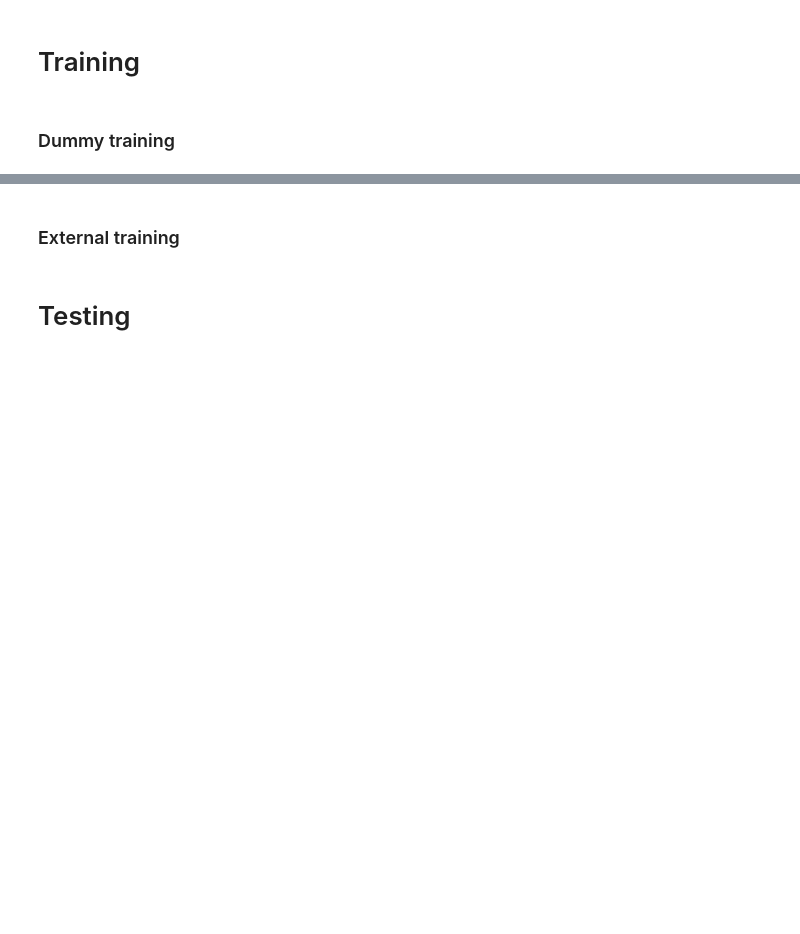
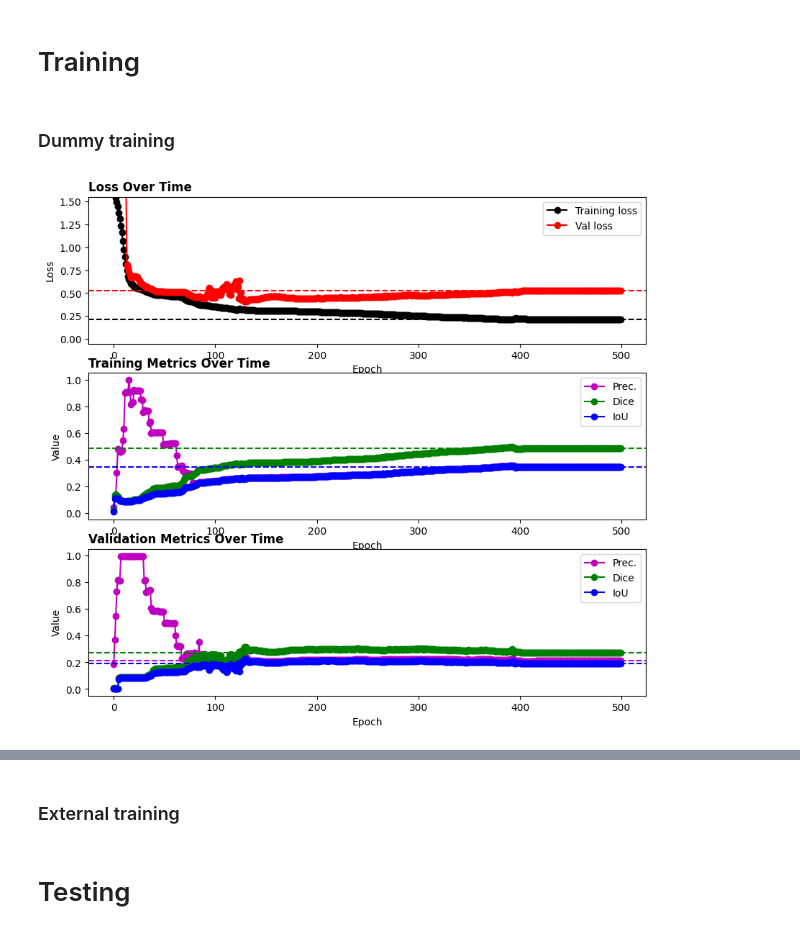
Before and after one commit to wisstock/DEMO, a Jupyter notebook: unet_digits.ipynb, the cells around one changed output, grey strips where cells are left out. Cells and saved outputs as stored; diff of their text form; code cells hidden in the pictures; blank space fills up the shorter version.

```diff
--- a/unet_digits.ipynb
+++ b/unet_digits.ipynb
@@ -242,4 +416,11 @@ print(segmented.shape)
 # %%
+combined = np.load('data/M2NIST/combined.npy')
+segmented = np.load('data/M2NIST/segmented.npy')  # [:,:,:,:10]
+
+print(combined.shape)
+print(segmented.shape)
+
+
 class M2NISTData(Dataset):
     def __init__(self, combined, segmented, samp_size=100, samp_type='trn', transform=None):
         self.transform = transform
@@ -557,11 +746,11 @@ device = torch.device("cuda:0" if torch.cuda.is_available() else "cpu")
 # model = UNet(2)
 
 train_loader, val_loader = get_dataloaders(combined, segmented, train_samp_size=50, val_samp_size=20, batch_size=50)
-model = UNetMini(10)
+model = UNetCh(1, 11)
 
-optimizer = optim.Adam(model.parameters(), lr=0.05)
+optimizer = optim.Adam(model.parameters(), lr=0.01)
 # scheduler = lr_scheduler.StepLR(optimizer, step_size=10, gamma=0.005)
-scheduler = lr_scheduler.ReduceLROnPlateau(optimizer, mode='min', patience=20)
+scheduler = lr_scheduler.ReduceLROnPlateau(optimizer, mode='min', patience=5)
 
 
 def overlap_metrics(pred, target, eps=1e-5):
@@ -622,7 +811,7 @@ def calc_loss(pred, target, bce_weight=0.5):
     # entropy_loss = F.binary_cross_entropy_with_logits(pred, target)
     criterion = nn.CrossEntropyLoss()
     entropy_loss = criterion(pred, target)
-    overlap_loss = dice_loss(pred, target)
+    overlap_loss = tversky_loss(pred, target)
 
     loss = (entropy_loss * bce_weight) + (overlap_loss * (1 - bce_weight))
 
@@ -679,16 +868,21 @@ def update_plot(trin_list, val_list):
     fig, ax = plt.subplots(nrows=3, figsize=(10,9))
 
     ax[0].plot(trin_list[0], label='Training loss', marker='o', color='k')
+    ax[0].axhline(trin_list[0][-1], linestyle='--', color='k')
     ax[0].plot(val_list[0], label='Val loss', marker='o', color='r')
+    ax[0].axhline(val_list[0][-1], linestyle='--', color='r')
     ax[0].set_xlabel('Epoch')
     ax[0].set_ylabel('Loss')
     ax[0].set_title('Loss Over Time', loc='left', fontweight="bold")
-    ax[0].set_ylim(-0.05, 1.05)
+    ax[0].set_ylim(-0.05, 1.55)
     ax[0].legend()
 
     ax[1].plot(trin_list[1]['Prec'], label='Prec.', marker='o', color='m')
+    ax[1].axhline(trin_list[1]['Prec'][-1], linestyle='--', color='m')
     ax[1].plot(trin_list[1]['Dice'], label='Dice', marker='o', color='g')
+    ax[1].axhline(trin_list[1]['Dice'][-1], linestyle='--', color='g')
     ax[1].plot(trin_list[1]['IoU'], label='IoU', marker='o', color='b')
+    ax[1].axhline(trin_list[1]['IoU'][-1], linestyle='--', color='b')
     ax[1].set_xlabel('Epoch')
     ax[1].set_ylabel('Value')
     ax[1].set_title('Training Metrics Over Time', loc='left', fontweight="bold")
@@ -696,8 +890,11 @@ def update_plot(trin_list, val_list):
     ax[1].legend()
 
     ax[2].plot(val_list[1]['Prec'], label='Prec.', marker='o', color='m')
+    ax[2].axhline(val_list[1]['Prec'][-1], linestyle='--', color='m')
     ax[2].plot(val_list[1]['Dice'], label='Dice', marker='o', color='g')
+    ax[2].axhline(val_list[1]['Dice'][-1], linestyle='--', color='g')
     ax[2].plot(val_list[1]['IoU'], label='IoU', marker='o', color='b')
+    ax[2].axhline(val_list[1]['IoU'][-1], linestyle='--', color='b')
     ax[2].set_xlabel('Epoch')
     ax[2].set_ylabel('Value')
     ax[2].set_title('Validation Metrics Over Time', loc='left', fontweight="bold")
@@ -718,7 +915,7 @@ val_metrics = {'IoU':[],
                'Dice':[],
                'Prec':[]}
 
-n_epoch = 400
+n_epoch = 500
 for e in range(n_epoch):
 
     # train_loss = train_loop(train_loader, model, calc_loss, optimizer)
@@ -735,10 +932,11 @@ for e in range(n_epoch):
 
     for train_input, train_target in train_loader:
         train_input, train_target = train_input.to(device), train_target.to(device)
-        optimizer.zero_grad()
         train_pred = model(train_input)
         train_pred = train_pred.to(device)
         train_batch_loss = calc_loss(train_pred, train_target)
+
+        optimizer.zero_grad()
         train_batch_loss.backward()
         optimizer.step()
 
@@ -750,31 +948,33 @@ for e in range(n_epoch):
     train_om = overlap_metrics(pred=train_pred, target=train_target)
     train_metrics['Dice'].append(train_om[0].detach().numpy() / len(train_loader))
     train_metrics['IoU'].append(train_om[1].detach().numpy() / len(train_loader))
     train_metrics['Prec'].append(train_om[2].detach().numpy() / len(train_loader))
 
     scheduler.step(train_loss)
 
 
     # validation loop
     model.eval()
     val_loss = 0.
 
     for val_input, val_target in val_loader:
         val_input, val_target = val_input.to(device), val_target.to(device)
 
         val_pred = model(val_input)
         val_batch_loss = calc_loss(pred=val_pred, target=val_target)
         val_loss += val_batch_loss.item()
 
     val_loss /= len(val_loader)
     val_loss_list.append(val_loss)
     val_om = overlap_metrics(pred=val_pred, target=val_target)
     val_metrics['Dice'].append(val_om[0].detach().numpy() / len(val_loader))
     val_metrics['IoU'].append(val_om[1].detach().numpy() / len(val_loader))
     val_metrics['Prec'].append(val_om[2].detach().numpy() / len(val_loader))
 
     update_plot([train_loss_list, train_metrics], [val_loss_list, val_metrics])
     print_training_progress_bar(iteration=e, total=n_epoch, loss_val=[train_loss, val_loss, optimizer.param_groups[0]['lr']])
 
 
-torch.save(model.state_dict(), '708_mnist_unet)overnight.pt')
+torch.save(model.state_dict(), '1208_mnist_unetch.pt')
+# %% [output]
+[figure, added]
```
Also changed, not shown: parts of 15 cells of this notebook, 1 other file.
